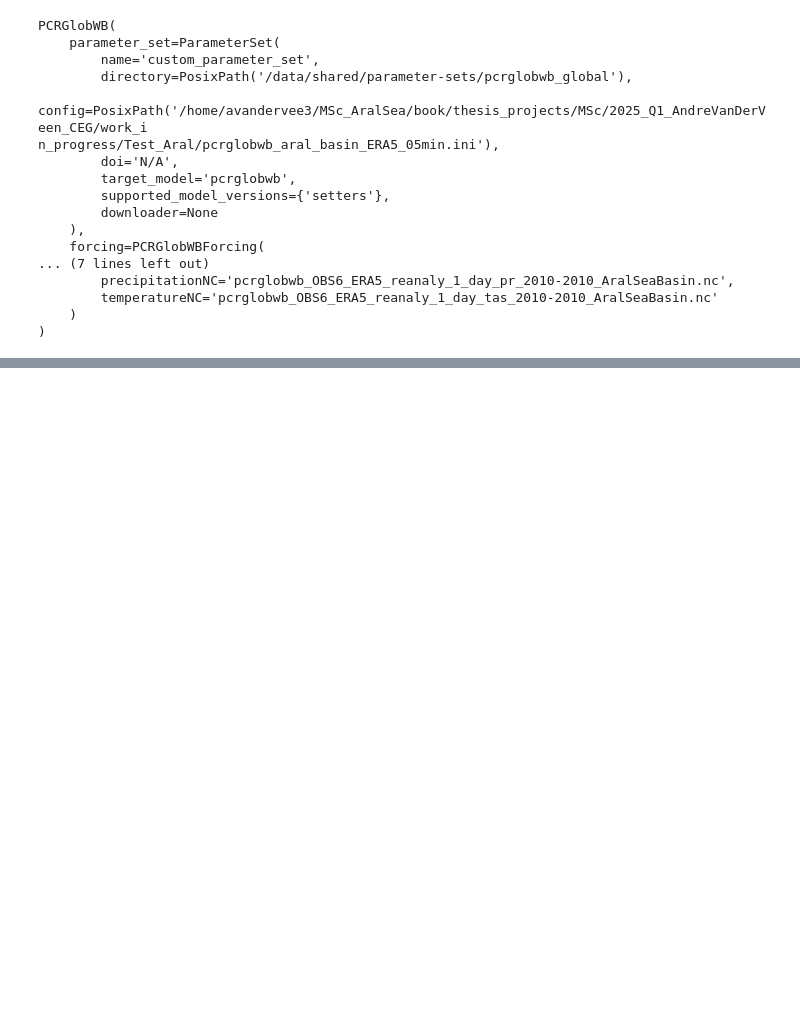
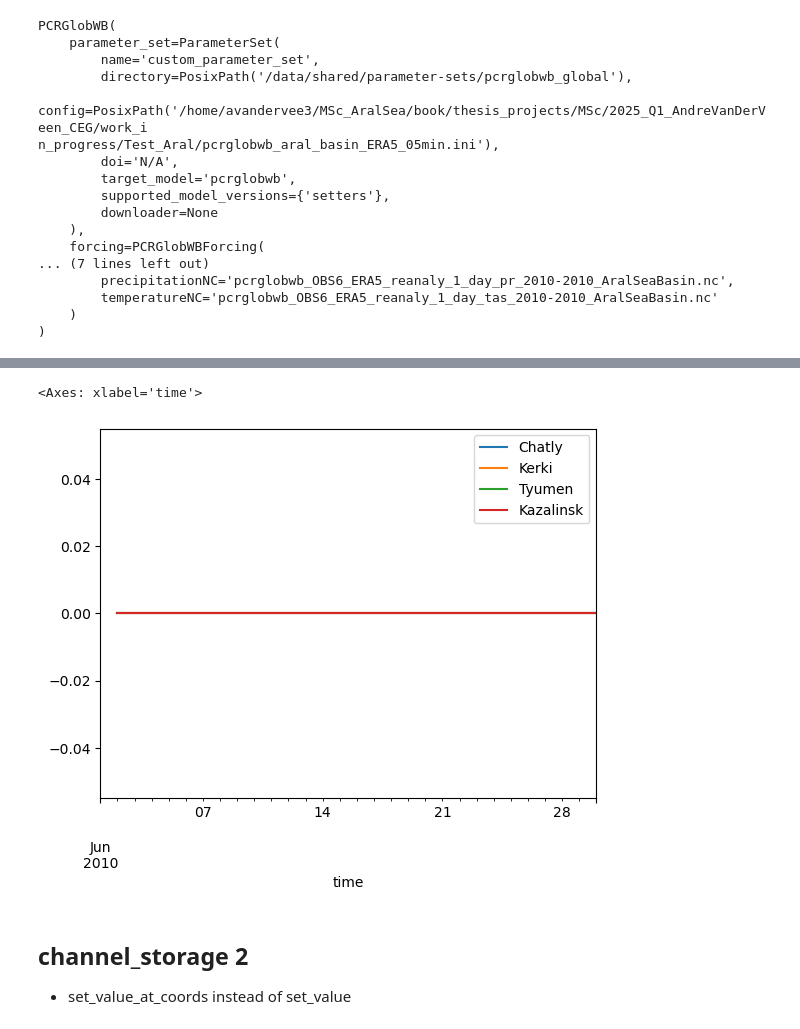
Before and after one commit to andrevdv/MSc_AralSea, a Jupyter notebook: book/thesis_projects/MSc/2025_Q1_AndreVanDerVeen_CEG/work_in_progress/Test_Aral/Aral_PCR_Channel_Storage.ipynb, the cells around one changed output, grey strips where cells are left out. Cells and saved outputs as stored; diff of their text form; code cells hidden in the pictures; blank space fills up the shorter version.

```diff
--- a/book/thesis_projects/MSc/2025_Q1_AndreVanDerVeen_CEG/work_in_progress/Test_Aral/Aral_PCR_Channel_Storage.ipynb
+++ b/book/thesis_projects/MSc/2025_Q1_AndreVanDerVeen_CEG/work_in_progress/Test_Aral/Aral_PCR_Channel_Storage.ipynb
@@ -544 +553,10 @@ plt.plot(Stations_timeseries["Kerki"])
+# %%
+result = Stations_timeseries_experiment - Stations_timeseries
+result.plot()
+# %% [output]
+<Axes: xlabel='time'>
+[figure, added]
+# %% [markdown]
+## channel_storage 2
+- set_value_at_coords instead of set_value
 # %%
```
Also changed, not shown: parts of 28 cells of this notebook, 2 other files.
